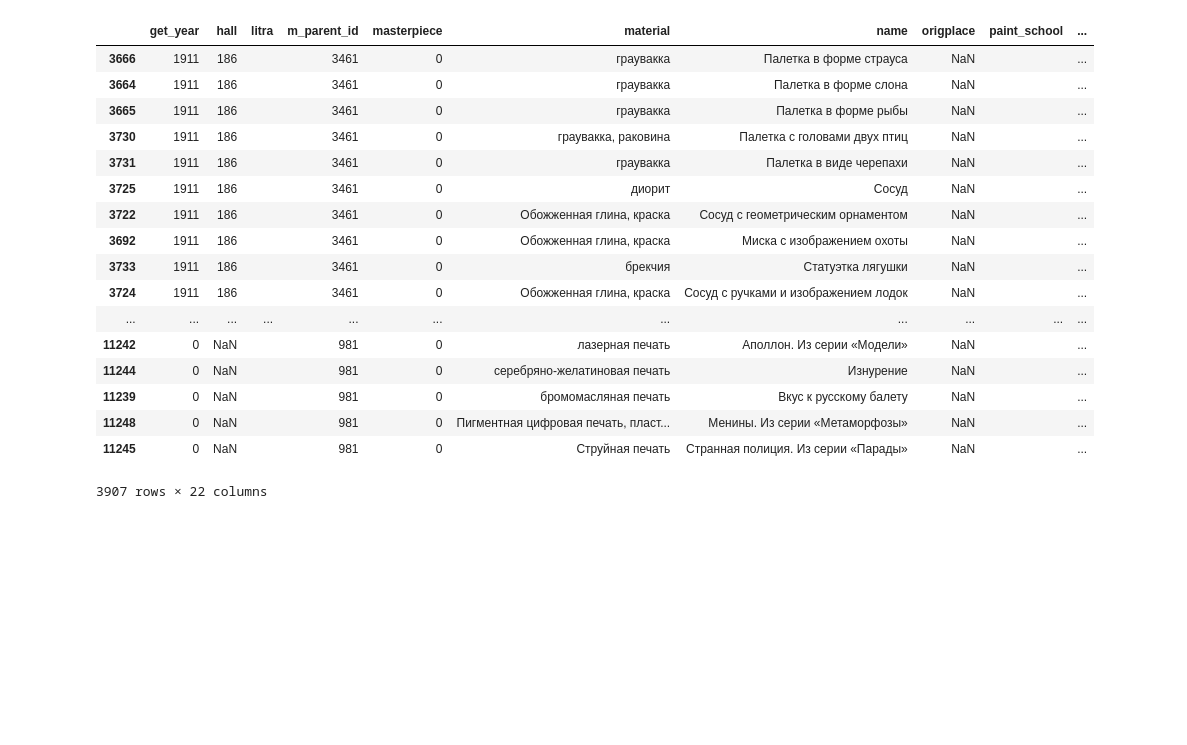
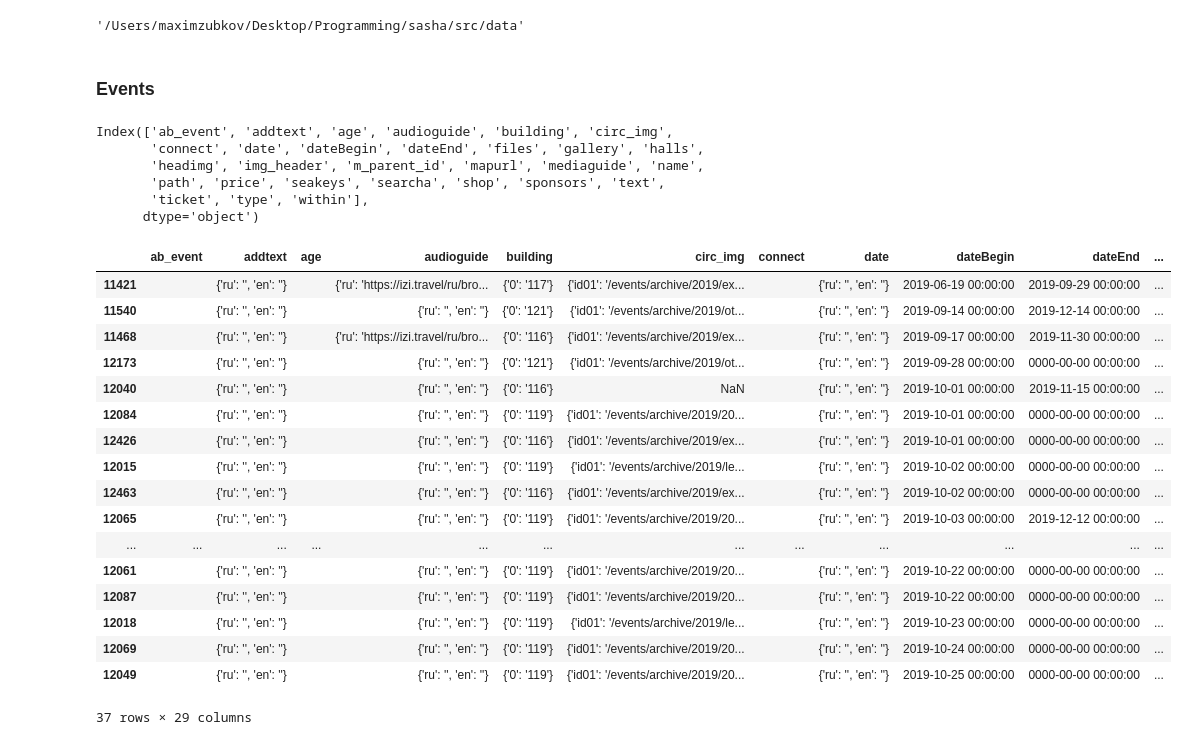
Before and after one commit to maximzubkov/sasha, a Jupyter notebook: src/data/json_parser.ipynb, the cells around one changed output. Cells and saved outputs as stored; diff of their text form; code cells hidden in the pictures; blank space fills up the shorter version.

```diff
--- a/src/data/json_parser.ipynb
+++ b/src/data/json_parser.ipynb
@@ -39,0 +37,4 @@ TypeError: string indices must be integers
+# %%
+os.getcwd()
+# %% [output]
+'/Users/maximzubkov/Desktop/Programming/sasha/src/data'
@@ -40,21 +44,34 @@ TypeError: string indices must be integers
+# %% [markdown]
+### Events
+# %%
+df = pd.read_json('./old/events.json').T
+# %%
+df.columns
+# %% [output]
+Index(['ab_event', 'addtext', 'age', 'audioguide', 'building', 'circ_img',
+       'connect', 'date', 'dateBegin', 'dateEnd', 'files', 'gallery', 'halls',
+       'headimg', 'img_header', 'm_parent_id', 'mapurl', 'mediaguide', 'name',
+       'path', 'price', 'seakeys', 'searcha', 'shop', 'sponsors', 'text',
+       'ticket', 'type', 'within'],
+      dtype='object')
 # %%
-df
+df[[""]]
 # %% [output]
-|  | get_year | hall | litra | m_parent_id | masterpiece | material | name | origplace | paint_school | ... |
-| 3666 | 1911 | 186 |  | 3461 | 0 | граувакка | Палетка в форме страуса | NaN |  | ... |
-| 3664 | 1911 | 186 |  | 3461 | 0 | граувакка | Палетка в форме слона | NaN |  | ... |
-| 3665 | 1911 | 186 |  | 3461 | 0 | граувакка | Палетка в форме рыбы | NaN |  | ... |
-| 3730 | 1911 | 186 |  | 3461 | 0 | граувакка, раковина | Палетка с головами двух птиц | NaN |  | ... |
-| 3731 | 1911 | 186 |  | 3461 | 0 | граувакка | Палетка в виде черепахи | NaN |  | ... |
-| 3725 | 1911 | 186 |  | 3461 | 0 | диорит | Сосуд | NaN |  | ... |
-| 3722 | 1911 | 186 |  | 3461 | 0 | Обожженная глина, краска | Сосуд с геометрическим орнаментом | NaN |  | ... |
-| 3692 | 1911 | 186 |  | 3461 | 0 | Обожженная глина, краска | Миска с изображением охоты | NaN |  | ... |
-| 3733 | 1911 | 186 |  | 3461 | 0 | брекчия | Статуэтка лягушки | NaN |  | ... |
-| 3724 | 1911 | 186 |  | 3461 | 0 | Обожженная глина, краска | Сосуд с ручками и изображением лодок | NaN |  | ... |
-| ... | ... | ... | ... | ... | ... | ... | ... | ... | ... | ... |
-| 11242 | 0 | NaN |  | 981 | 0 | лазерная печать | Аполлон. Из серии «Модели» | NaN |  | ... |
-| 11244 | 0 | NaN |  | 981 | 0 | серебряно-желатиновая печать | Изнурение | NaN |  | ... |
-| 11239 | 0 | NaN |  | 981 | 0 | бромомасляная печать | Вкус к русскому балету | NaN |  | ... |
-| 11248 | 0 | NaN |  | 981 | 0 | Пигментная цифровая печать, пласт... | Менины. Из серии «Метаморфозы» | NaN |  | ... |
-| 11245 | 0 | NaN |  | 981 | 0 | Струйная печать | Странная полиция. Из серии «Парады» | NaN |  | ... |
+|  | ab_event | addtext | age | audioguide | building | circ_img | connect | date | dateBegin | dateEnd | ... |
+| 11421 |  | {'ru': '', 'en': ''} |  | {'ru': 'https://izi.travel/ru/bro... | {'0': '117'} | {'id01': '/events/archive/2019/ex... |  | {'ru': '', 'en': ''} | 2019-06-19 00:00:00 | 2019-09-29 00:00:00 | ... |
+| 11540 |  | {'ru': '', 'en': ''} |  | {'ru': '', 'en': ''} | {'0': '121'} | {'id01': '/events/archive/2019/ot... |  | {'ru': '', 'en': ''} | 2019-09-14 00:00:00 | 2019-12-14 00:00:00 | ... |
+| 11468 |  | {'ru': '', 'en': ''} |  | {'ru': 'https://izi.travel/ru/bro... | {'0': '116'} | {'id01': '/events/archive/2019/ex... |  | {'ru': '', 'en': ''} | 2019-09-17 00:00:00 | 2019-11-30 00:00:00 | ... |
+| 12173 |  | {'ru': '', 'en': ''} |  | {'ru': '', 'en': ''} | {'0': '121'} | {'id01': '/events/archive/2019/ot... |  | {'ru': '', 'en': ''} | 2019-09-28 00:00:00 | 0000-00-00 00:00:00 | ... |
+| 12040 |  | {'ru': '', 'en': ''} |  | {'ru': '', 'en': ''} | {'0': '116'} | NaN |  | {'ru': '', 'en': ''} | 2019-10-01 00:00:00 | 2019-11-15 00:00:00 | ... |
+| 12084 |  | {'ru': '', 'en': ''} |  | {'ru': '', 'en': ''} | {'0': '119'} | {'id01': '/events/archive/2019/20... |  | {'ru': '', 'en': ''} | 2019-10-01 00:00:00 | 0000-00-00 00:00:00 | ... |
+| 12426 |  | {'ru': '', 'en': ''} |  | {'ru': '', 'en': ''} | {'0': '116'} | {'id01': '/events/archive/2019/ex... |  | {'ru': '', 'en': ''} | 2019-10-01 00:00:00 | 0000-00-00 00:00:00 | ... |
+| 12015 |  | {'ru': '', 'en': ''} |  | {'ru': '', 'en': ''} | {'0': '119'} | {'id01': '/events/archive/2019/le... |  | {'ru': '', 'en': ''} | 2019-10-02 00:00:00 | 0000-00-00 00:00:00 | ... |
+| 12463 |  | {'ru': '', 'en': ''} |  | {'ru': '', 'en': ''} | {'0': '116'} | {'id01': '/events/archive/2019/ex... |  | {'ru': '', 'en': ''} | 2019-10-02 00:00:00 | 0000-00-00 00:00:00 | ... |
+| 12065 |  | {'ru': '', 'en': ''} |  | {'ru': '', 'en': ''} | {'0': '119'} | {'id01': '/events/archive/2019/20... |  | {'ru': '', 'en': ''} | 2019-10-03 00:00:00 | 2019-12-12 00:00:00 | ... |
+| ... | ... | ... | ... | ... | ... | ... | ... | ... | ... | ... | ... |
+| 12061 |  | {'ru': '', 'en': ''} |  | {'ru': '', 'en': ''} | {'0': '119'} | {'id01': '/events/archive/2019/20... |  | {'ru': '', 'en': ''} | 2019-10-22 00:00:00 | 0000-00-00 00:00:00 | ... |
+| 12087 |  | {'ru': '', 'en': ''} |  | {'ru': '', 'en': ''} | {'0': '119'} | {'id01': '/events/archive/2019/20... |  | {'ru': '', 'en': ''} | 2019-10-22 00:00:00 | 0000-00-00 00:00:00 | ... |
+| 12018 |  | {'ru': '', 'en': ''} |  | {'ru': '', 'en': ''} | {'0': '119'} | {'id01': '/events/archive/2019/le... |  | {'ru': '', 'en': ''} | 2019-10-23 00:00:00 | 0000-00-00 00:00:00 | ... |
+| 12069 |  | {'ru': '', 'en': ''} |  | {'ru': '', 'en': ''} | {'0': '119'} | {'id01': '/events/archive/2019/20... |  | {'ru': '', 'en': ''} | 2019-10-24 00:00:00 | 0000-00-00 00:00:00 | ... |
+| 12049 |  | {'ru': '', 'en': ''} |  | {'ru': '', 'en': ''} | {'0': '119'} | {'id01': '/events/archive/2019/20... |  | {'ru': '', 'en': ''} | 2019-10-25 00:00:00 | 0000-00-00 00:00:00 | ... |
-3907 rows × 22 columns
+37 rows × 29 columns
```
Also changed, not shown: parts of 7 cells of this notebook, 3 other files.
